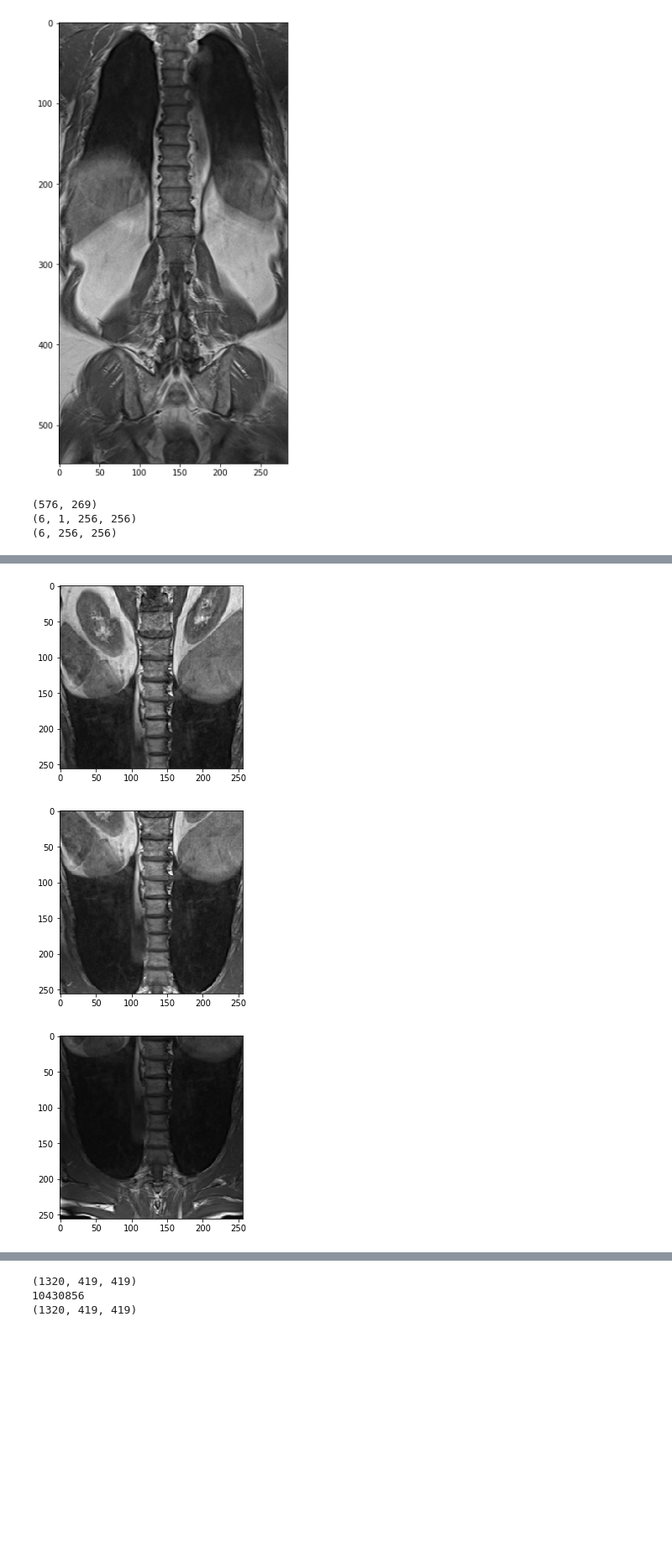
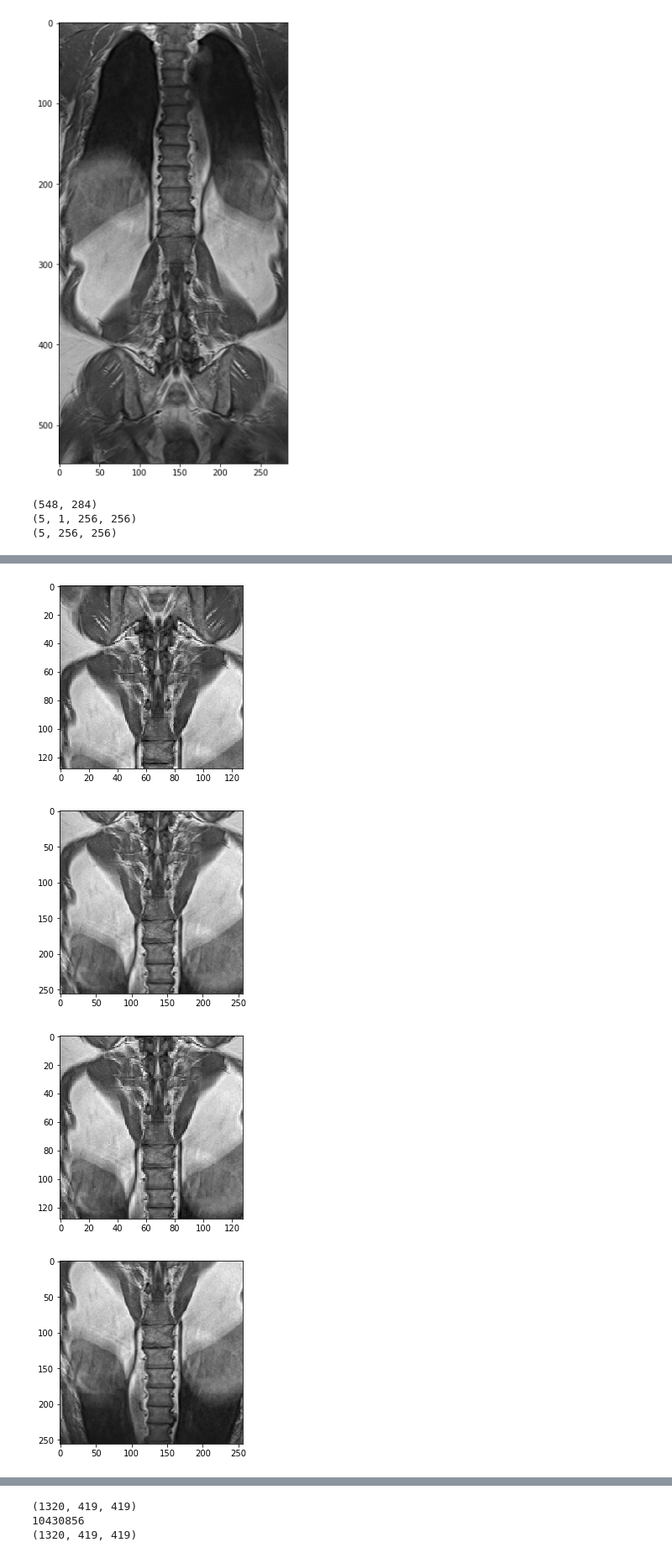
Before and after one commit to momenator/ct-mr-translation, a Jupyter notebook: Untitled.ipynb, the cells around one changed output, grey strips where cells are left out. Shown at 84% size. Drawn from its saved outputs; the diff is of its cells as text; code cells hidden in the pictures; blank space fills up the shorter version.

```diff
--- a/Untitled.ipynb
+++ b/Untitled.ipynb
@@ -100,6 +168,10 @@ plt.show()
 # %% [output]
 (548, 146, 284)
 [figure]
+# %%
+def resize_img(img, size=256):
+    x, y = img.shape
+    return zoom(img, (size/x, size/y))
 # %%
 print(mr1_cropped[:,0,:].shape)
 patches = patchify(mr1_cropped[:,100,:], (256, 256), step=64)
@@ -111,7 +183,9 @@ for patch_row in patches:
     for patch_col in patch_row:
         plt.imshow(patch_col)
         plt.show()
+        plt.imshow(resize_img(patch_col, 128))
+        plt.show()
 # %% [output]
-(576, 269)
-(6, 1, 256, 256)
-(6, 256, 256)
+(548, 284)
+(5, 1, 256, 256)
+(5, 256, 256)
@@ -121,3 +195,4 @@ for patch_row in patches:
-[figure, old version]
+[figure, new version]
-[figure, old version]
+[figure, new version]
-[figure, old version]
+[figure, new version]
+[figure, added]
```
Also changed, not shown: parts of 14 cells of this notebook, 2 other files.
